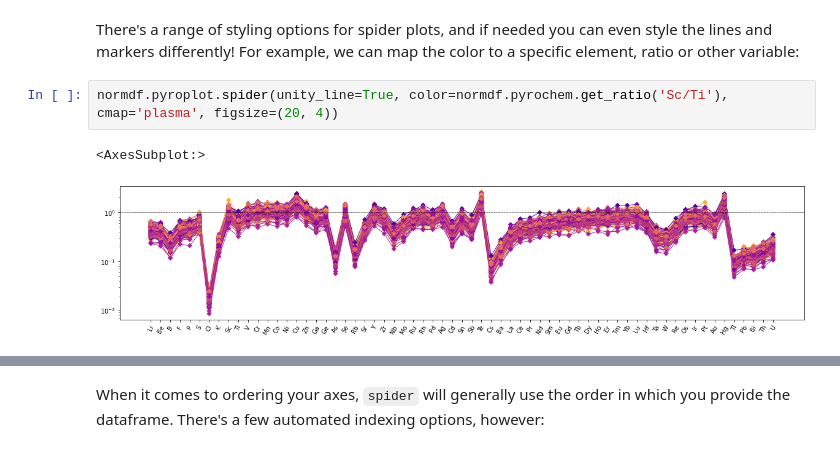
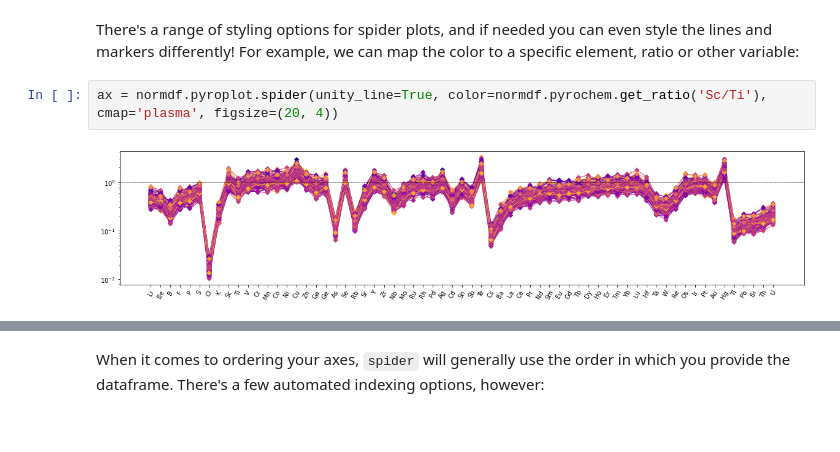
Before and after one commit to morganjwilliams/202103-MQ-pyrolite-workshop, a Jupyter notebook: notebooks/05_norm_spiders.ipynb, the cells around one changed output, grey strips where cells are left out. Drawn from its saved outputs; the diff is of its cells as text.

Commit message:
Add slides, update norm-spiders and transform

```diff
--- a/notebooks/05_norm_spiders.ipynb
+++ b/notebooks/05_norm_spiders.ipynb
@@ -25,7 +25,6 @@ normdf = df.pyrochem.normalize_to('PM_PON', units='ppm')
 # %% [markdown]
 There's a range of styling options for spider plots, and if needed you can even style the lines and markers differently! For example, we can map the color to a specific element, ratio or other variable:
 # %%
-normdf.pyroplot.spider(unity_line=True, color=normdf.pyrochem.get_ratio('Sc/Ti'), cmap='plasma', figsize=(20, 4))
+ax = normdf.pyroplot.spider(unity_line=True, color=normdf.pyrochem.get_ratio('Sc/Ti'), cmap='plasma', figsize=(20, 4))
 # %% [output]
-<AxesSubplot:>
-[figure, old version]
+[figure, new version]
```
Also changed, not shown: parts of 3 cells of this notebook, 2 other files.
